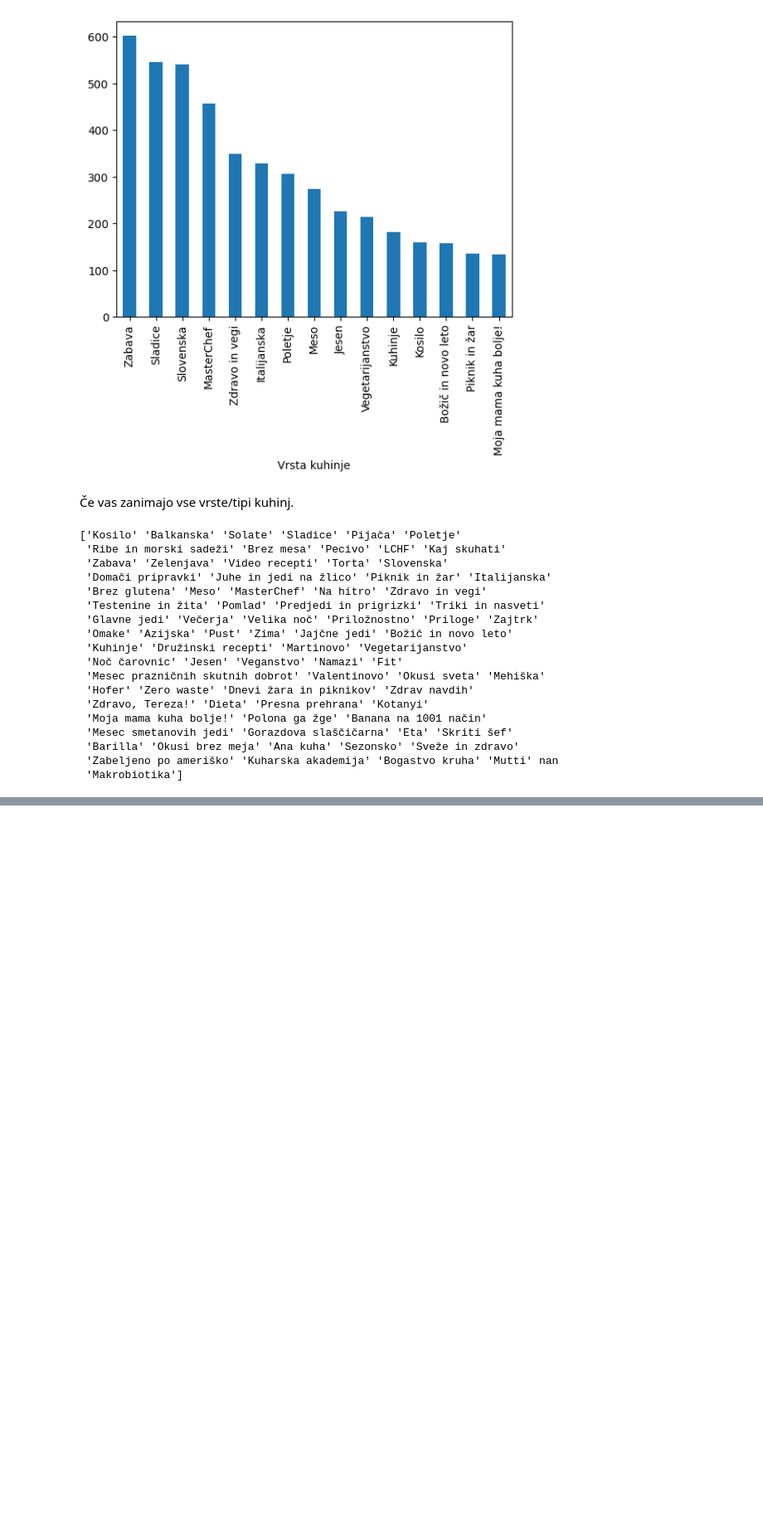
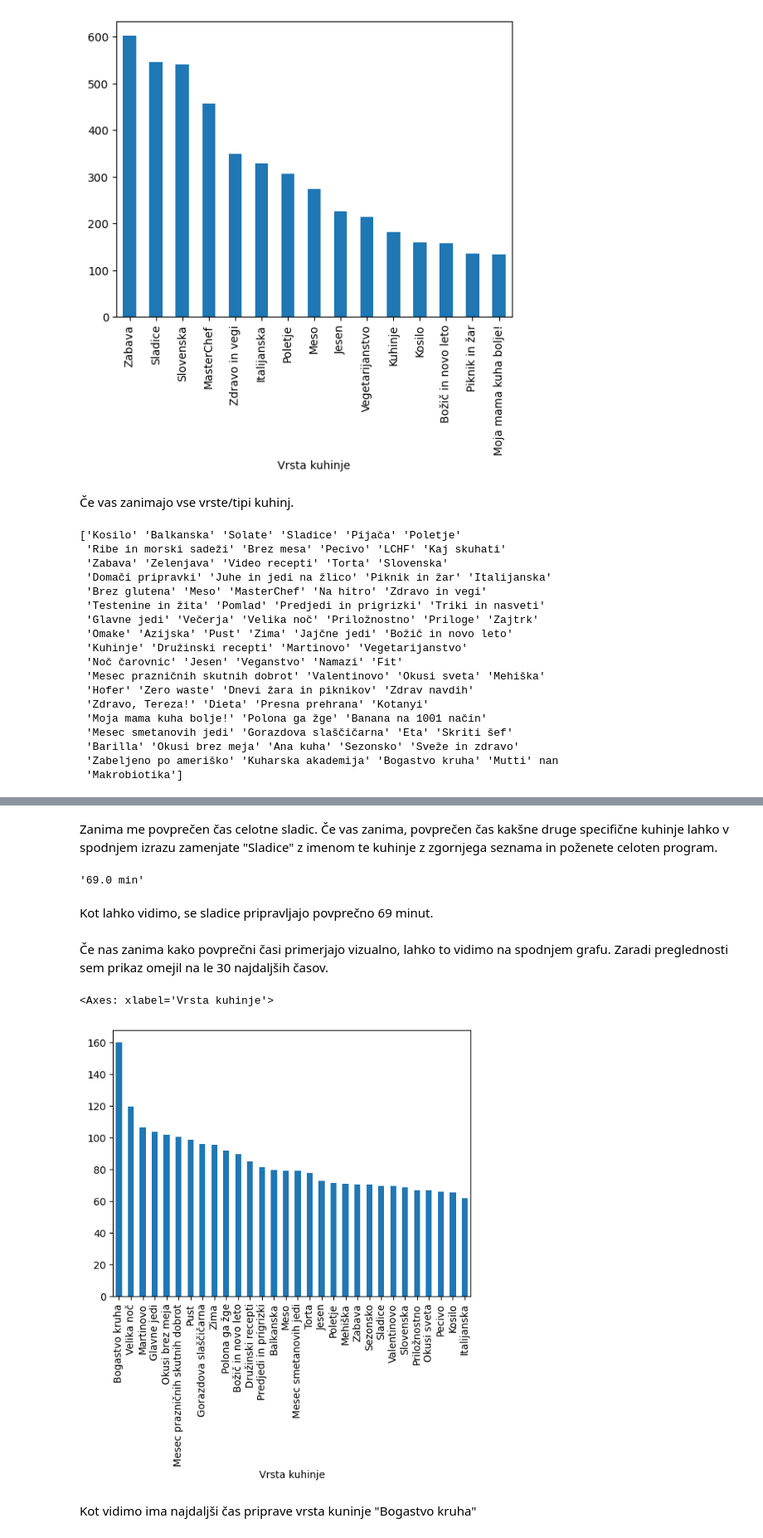
Before and after one commit to M4XiR/Seminarska-naloga-UVP, a Jupyter notebook: analiza.ipynb, the cells around one changed output, grey strips where cells are left out. Shown: that part at 83% size. Cells and saved outputs as stored; diff of their text form; code cells hidden in the pictures; blank space fills up the shorter version.

```diff
--- a/analiza.ipynb
+++ b/analiza.ipynb
@@ -20,10 +32,9 @@ RECEPTI
 | 6586 | Tuna casserole | 15 | 175 | 3 | 2 | 30 min | ... |
 6587 rows × 10 columns
 # %%
-podtabela = RECEPTI[["Vrsta kuhinje"]].copy()
-po_vrsti_kuhinje = podtabela.groupby("Vrsta kuhinje").size()
-df = pd.DataFrame(po_vrsti_kuhinje, columns=['Count']).reset_index(
-).sort_values('Count', ascending=False)
+tabela1 = RECEPTI[["Vrsta kuhinje"]].copy()
+po_vrsti_kuhinje = tabela1.groupby("Vrsta kuhinje").size()
+df = pd.DataFrame(po_vrsti_kuhinje, columns=['Count']).reset_index().sort_values('Count', ascending=False)
 
 # vzamem "n" (15) stolpcev ker obstaja preko 80 različnih oznak za vrsto kuhinje na strani okusno.je
 n = 15
@@ -58,3 +70,8 @@ unique_values = df1['Vrsta kuhinje'].unique()
  'Barilla' 'Okusi brez meja' 'Ana kuha' 'Sezonsko' 'Sveže in zdravo'
  'Zabeljeno po ameriško' 'Kuharska akademija' 'Bogastvo kruha' 'Mutti' nan
  'Makrobiotika']
+# %%
+cas_kuhanja=RECEPTI['Skupni čas'].apply(pretvori_cas)
+tabela1['Skupni čas (min)']= cas_kuhanja
+povprecen_cas=tabela1.groupby('Vrsta kuhinje')['Skupni čas (min)'].mean()
+povprecen_cas
@@ -60,0 +92,18 @@ unique_values = df1['Vrsta kuhinje'].unique()
+# %% [markdown]
+Zanima me povprečen čas celotne sladic. Če vas zanima, povprečen čas kakšne druge specifične kuhinje lahko v spodnjem izrazu zamenjate "Sladice" z imenom te kuhinje z zgornjega seznama in poženete celoten program.
+# %%
+str(povprecen_cas["Sladice"]//1)+" min"
+# %% [output]
+'69.0 min'
+# %% [markdown]
+Kot lahko vidimo, se sladice pripravljajo povprečno 69 minut.
+# %% [markdown]
+Če nas zanima kako povprečni časi primerjajo vizualno, lahko to vidimo na spodnjem grafu. Zaradi preglednosti sem prikaz omejil na le 30 najdaljših časov.
+# %%
+graf = pd.DataFrame(povprecen_cas).reset_index().sort_values('Skupni čas (min)', ascending=False).head(30)
+graf.plot(kind='bar', x='Vrsta kuhinje', y='Skupni čas (min)', legend=False)
+# %% [output]
+<Axes: xlabel='Vrsta kuhinje'>
+[figure, added]
+# %% [markdown]
+Kot vidimo ima najdaljši čas priprave vrsta kuninje "Bogastvo kruha"
```
Also changed, not shown: parts of 15 cells of this notebook, 2 other files.
